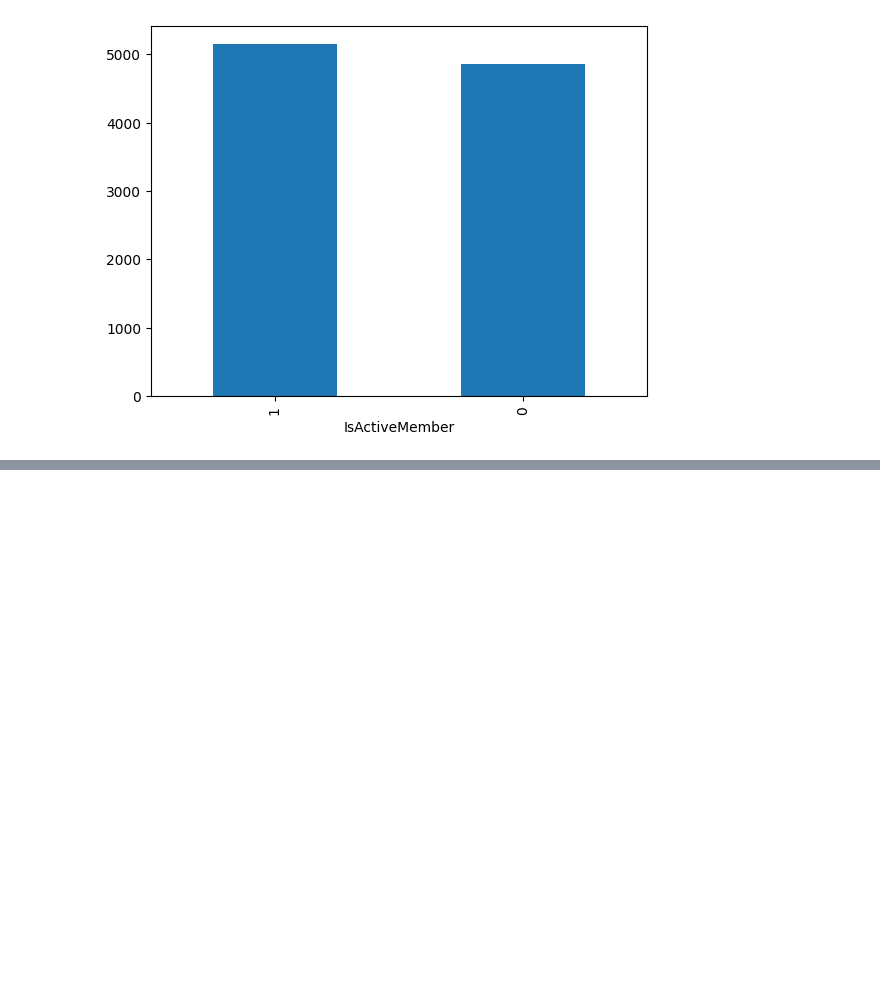
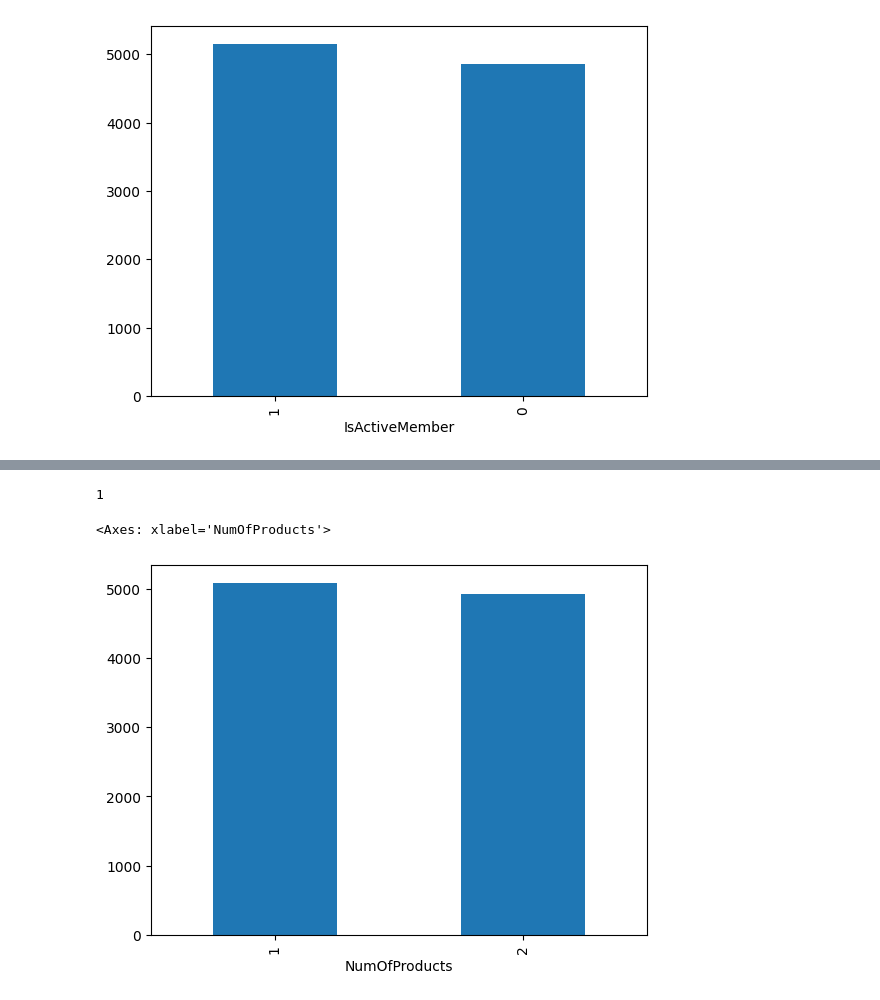
Before and after one commit to bipulshahi/polytechnic_barh, a Jupyter notebook: Python_ML_2.ipynb, the cells around one changed output, grey strips where cells are left out. Cells and saved outputs as stored; diff of their text form; code cells hidden in the pictures; blank space fills up the shorter version.

```diff
--- a/Python_ML_2.ipynb
+++ b/Python_ML_2.ipynb
@@ -117,0 +126,19 @@ df['IsActiveMember'].value_counts().plot.bar()
+# %%
+#user define function to combine 2,3 & 4
+
+def combine_numofproducts(value):
+    if value == 1:
+        return value
+    else:
+        return 2
+# %%
+combine_numofproducts(1)
+# %% [output]
+1
+# %%
+df['NumOfProducts'] = df['NumOfProducts'].apply(combine_numofproducts)
+# %%
+df['NumOfProducts'].value_counts().plot.bar()
+# %% [output]
+<Axes: xlabel='NumOfProducts'>
+[figure, added]
```
Also changed, not shown: parts of 9 cells of this notebook.
